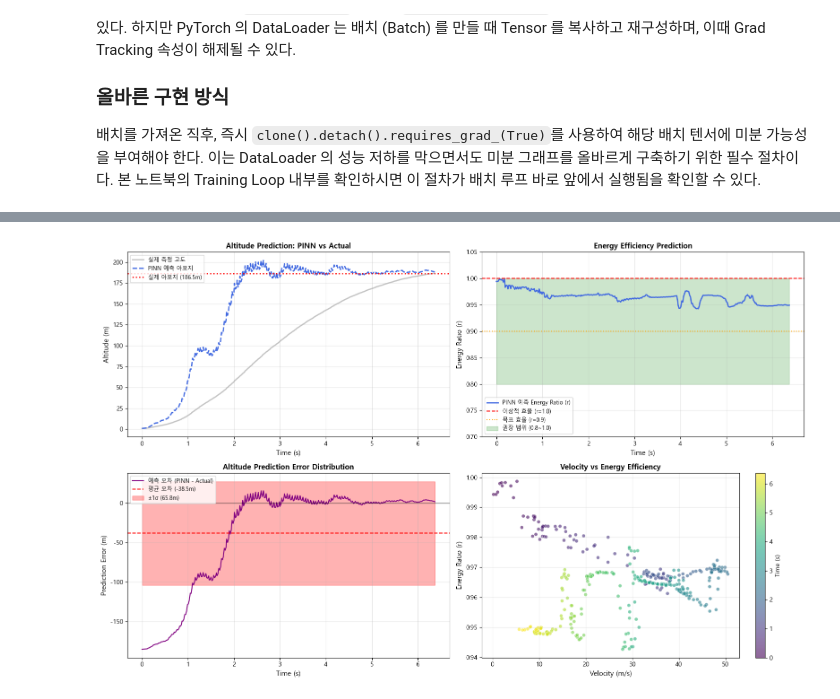
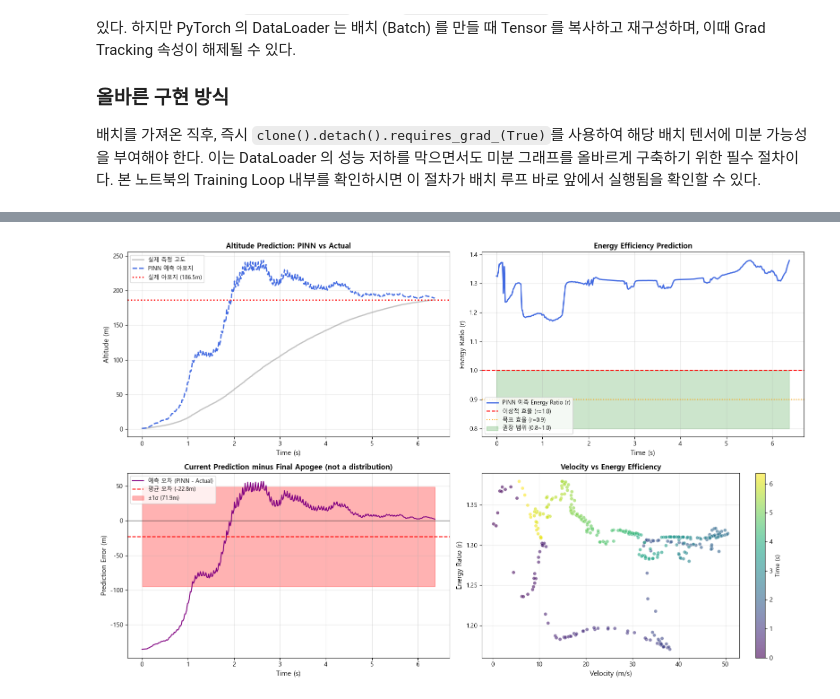
Before and after one commit to postech-psi/psintelligence, a Jupyter notebook: step3-ANN&PINN.ipynb, the cells around one changed output, grey strips where cells are left out. Saved outputs shown, nothing was run; the diff lists cells and outputs as text; code cells hidden in the pictures.

```diff
--- a/step3-ANN&PINN.ipynb
+++ b/step3-ANN&PINN.ipynb
@@ -1121,7 +1088,6 @@ print(f"Using device: {device}")
 pinn_model.to(device)
 
 def load_and_preprocess_real_data(file_path, scaler, feature_cols):
-    data_list = []
     # (이전과 동일한 파싱 로직...)
     pattern = re.compile(
         r"Time:\s*([\d\.]+)s.*"
@@ -1153,14 +1119,12 @@ def load_and_preprocess_real_data(file_path, scaler, feature_cols):
                 vel = float(match.group(10))
                 acc_ms = acc_g * 9.80665
                 pitch = float(match.group(3))
-                yaw = float(match.group(4))
                 gyro_z = float(match.group(7))
 
-                rad_yaw = np.deg2rad(yaw)
-                rad_pitch = np.deg2rad(pitch)
-                # 안전한 arccos 계산 (클리핑)
-                cos_val = np.clip(np.cos(rad_pitch) * np.cos(rad_yaw), -1.0, 1.0)
-                tilt_val = np.rad2deg(np.arccos(cos_val))
+                # 실제 로그 Gyro 는 deg/s → rad/s (시뮬 데이터와 단위 통일)
+                gyro_roll_rad = np.deg2rad(gyro_z)
+                # Euler (yaw, pitch, roll) 가정. 지상 pitch 2.56° → tilt ≈ -2.56°.
+                tilt_val = -abs(pitch)
 
                 rho = 1.225 * np.exp(-0.00012 * abs(alt))
                 dyn_pres = 0.5 * rho * (vel**2)
@@ -1168,7 +1132,9 @@ def load_and_preprocess_real_data(file_path, scaler, feature_cols):
                 raw_records.append({
                     'time': time, 'altitude': alt, 'velocity_z': vel,
                     'acceleration_z': acc_ms, 'tilt_angle': tilt_val,
-                    'gyro_roll': gyro_z, 'dynamic_pressure': dyn_pres
+                    'gyro_roll': gyro_roll_rad, 'dynamic_pressure': dyn_pres,
+                    'altitude_noisy': alt, 'acceleration_noisy': acc_ms,
+                    'gyro_roll_noisy': gyro_roll_rad
                 })
 
     df_real = pd.DataFrame(raw_records)
@@ -1199,14 +1165,13 @@ try:
     feature_scaler = train_dataset.feature_scaler
     time_scaler = train_dataset.time_scaler
     print("학습 시 Scaler 재사용")
-except:
-    # Scaler 가 없으면 새로 생성 (권장하지 않음)
-    feature_scaler = StandardScaler()
-    time_scaler = StandardScaler()
-    print("새로운 Scaler 생성 (학습 시와 불일치 가능성)")
+except AttributeError as e:
+    raise RuntimeError(
+        "학습 시 사용한 Scaler 가 없습니다. Step 3 의 Dataset 생성 셀을 먼저 실행하세요."
+    ) from e
 
-feature_cols = ['time', 'altitude', 'velocity_z', 'acceleration_z',
-                'tilt_angle', 'gyro_roll', 'dynamic_pressure']
+feature_cols = ['time', 'altitude_noisy', 'velocity_z', 'acceleration_noisy',
+                'tilt_angle', 'gyro_roll_noisy', 'dynamic_pressure']
 
 # 데이터 로드
 df_real, X_real_scaled = load_and_preprocess_real_data(
@@ -1251,9 +1216,27 @@ apogee_pred = h_pinn_np
 # 실제 측정 고도
 altitude_actual = df_real['altitude'].values
 
-# 고도 예측 오차
+# 고도 예측 오차 (각 시점 예측 vs 최종 아포지)
 true_apogee = altitude_actual.max()
 altitude_error = h_pinn_np - true_apogee
+final_error = h_pinn_np[-1] - true_apogee
+
+# constant-r baseline (r=1): 물리 항만으로 아포지를 예측
+h_const_r = altitude_actual + h_theo_gain * 1.0
+const_r_final = h_const_r[-1] - true_apogee
+
+print("\n" + "="*70)
+print("PINN 실제 비행 데이터 검증 결과")
+print("="*70)
+
+print(f"\n[최종 시점 아포지 예측]")
+print(f"   실제 아포지:          {true_apogee:8.2f} m")
+print(f"   PINN 예측 아포지:     {h_pinn_np[-1]:8.2f} m")
+print(f"   PINN 아포지 오차:     {final_error:+8.2f} m")
+print(f"   constant-r (r=1) 오차:{const_r_final:+8.2f} m")
+print(f"   → 학습된 r 의 기여:   {abs(const_r_final) - abs(final_error):+8.2f} m")
+print(f"\n[참고] 시간 평균 오차(MAE) {np.mean(np.abs(altitude_error)):.2f} m 는")
+print("   '매 시점 예측 vs 최종 아포지'이므로 예측 정확도가 아니다.")
 
 # 4. 시각화 (4 개 서브플롯)
 fig, axes = plt.subplots(2, 2, figsize=(16, 10))
@@ -1288,7 +1271,6 @@ ax2.set_ylabel('Energy Ratio (r)', fontsize=11)
 ax2.set_title('Energy Efficiency Prediction', fontsize=12, fontweight='bold')
 ax2.legend(loc='lower left', fontsize=9)
 ax2.grid(True, alpha=0.3)
-ax2.set_ylim(0.7, 1.05)
 
 # 4-3. 고도 예측 오차 (하단 좌)
 ax3 = axes[1, 0]
@@ -1303,7 +1285,7 @@ ax3.fill_between(df_real['time'],
                  alpha=0.3, color='red', label=f'±1σ ({np.std(altitude_error):.1f}m)')
 ax3.set_xlabel('Time (s)', fontsize=11)
 ax3.set_ylabel('Prediction Error (m)', fontsize=11)
-ax3.set_title('Altitude Prediction Error Distribution', fontsize=12, fontweight='bold')
+ax3.set_title('Current Prediction minus Final Apogee (not a distribution)', fontsize=12, fontweight='bold')
 ax3.legend(loc='upper left', fontsize=9)
 ax3.grid(True, alpha=0.3)
 
@@ -1325,23 +1307,10 @@ plt.tight_layout()
 plt.savefig('./data/pinn_real_flight_validation.png', dpi=150, bbox_inches='tight')
 plt.show()
 
-# 5. 정량적 지표 출력
+# 5. 정량적 지표 출력 (최종 시점 기준은 위에서 출력)
 print("\n" + "="*70)
-print("PINN 실제 비행 데이터 검증 결과")
+print("추가 통계")
 print("="*70)
-
-# 고도 예측 정확도
-mae_alt = np.mean(np.abs(altitude_error))
-rmse_alt = np.sqrt(np.mean(altitude_error ** 2))
-max_alt_error = np.max(np.abs(altitude_error))
-
-print(f"\n[고도 예측 정확도]")
-print(f"   평균 절대 오차 (MAE):  {mae_alt:8.2f} m")
-print(f"   제곱근 평균 오차 (RMSE): {rmse_alt:8.2f} m")
-print(f"   최대 오차:            {max_alt_error:8.2f} m")
-print(f"   실제 아포지:          {altitude_actual.max():8.2f} m")
-print(f"   PINN 예측 아포지:     {h_pinn_np[-1]:8.2f} m")
-print(f"   아포지 오차:          {h_pinn_np[-1] - altitude_actual.max():8.2f} m")
 
 # 에너지 비율 통계
 print(f"\n[에너지 비율 (r) 통계]")
@@ -1350,13 +1319,14 @@ print(f"   최소:  {np.min(r_pred_np):.4f}")
 print(f"   최대:  {np.max(r_pred_np):.4f}")
 print(f"   표준편차: {np.std(r_pred_np):.4f}")
 
-# 물리 법칙 준수 여부
+# 물리 법칙 준수 여부 (r 범위는 0.3~1.7)
 r_below_08 = np.mean(r_pred_np < 0.8) * 100
-r_above_10 = np.mean(r_pred_np > 1.0) * 100
+r_above_17 = np.mean(r_pred_np > 1.7) * 100
 
-print(f"\n[물리 법칙 준수]")
-print(f"   r < 0.8 비율:  {r_below_08:5.1f}% (권장: <10%)")
-print(f"   r > 1.0 비율:  {r_above_10:5.1f}% (권장: 0%)")
+print(f"\n[물리 범위 준수]")
+print(f"   r < 0.8 비율:  {r_below_08:5.1f}% (데이터 최소 0.822)")
+print(f"   r > 1.7 비율:  {r_above_17:5.1f}% (구조적으로 0%)")
+print("   ※ 연소 중 r > 1 은 추력 일 때문이며 위반이 아니다.")
 
 print("="*70)
 # %% [output]
@@ -1377,2 +1350,2 @@ PINN 추론 완료
-[figure, old version]
+[figure, new version]
 ======================================================================
```
Also changed, not shown: parts of 22 cells of this notebook, 33 other files.
